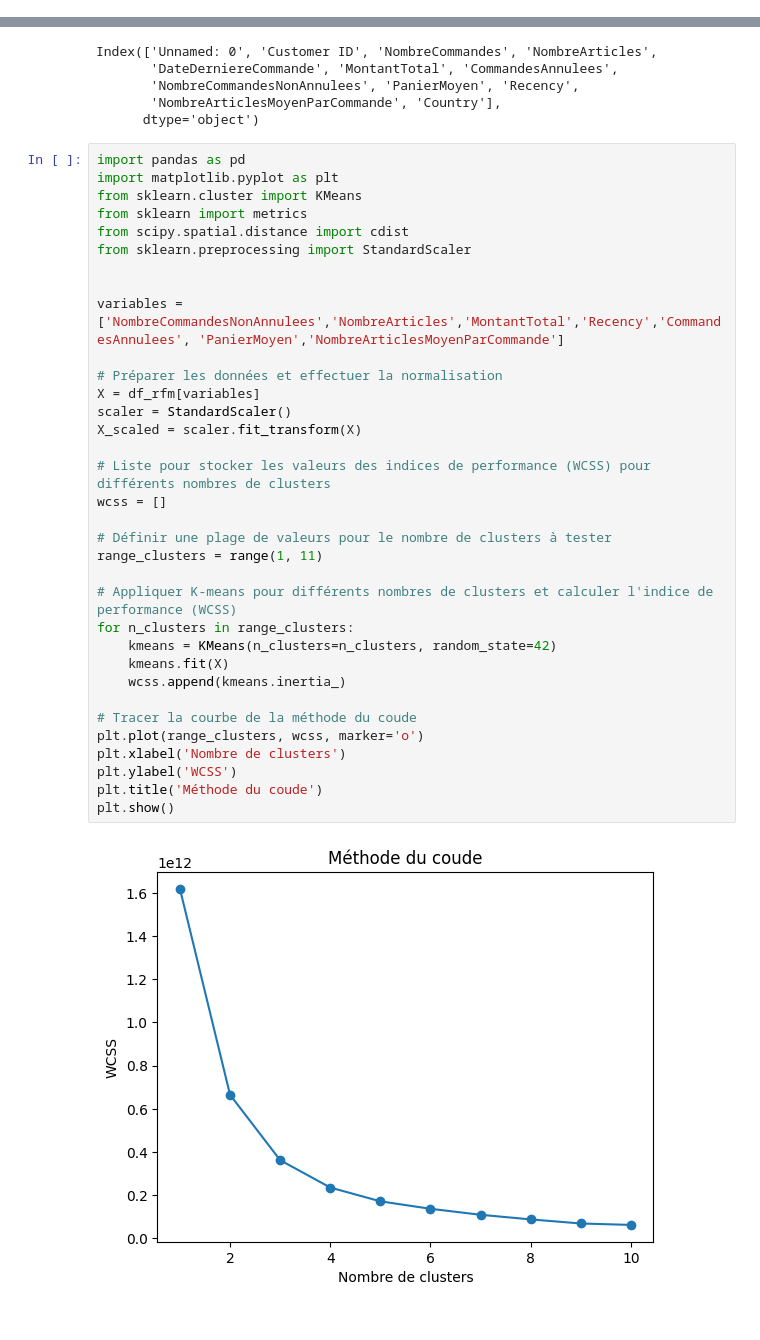
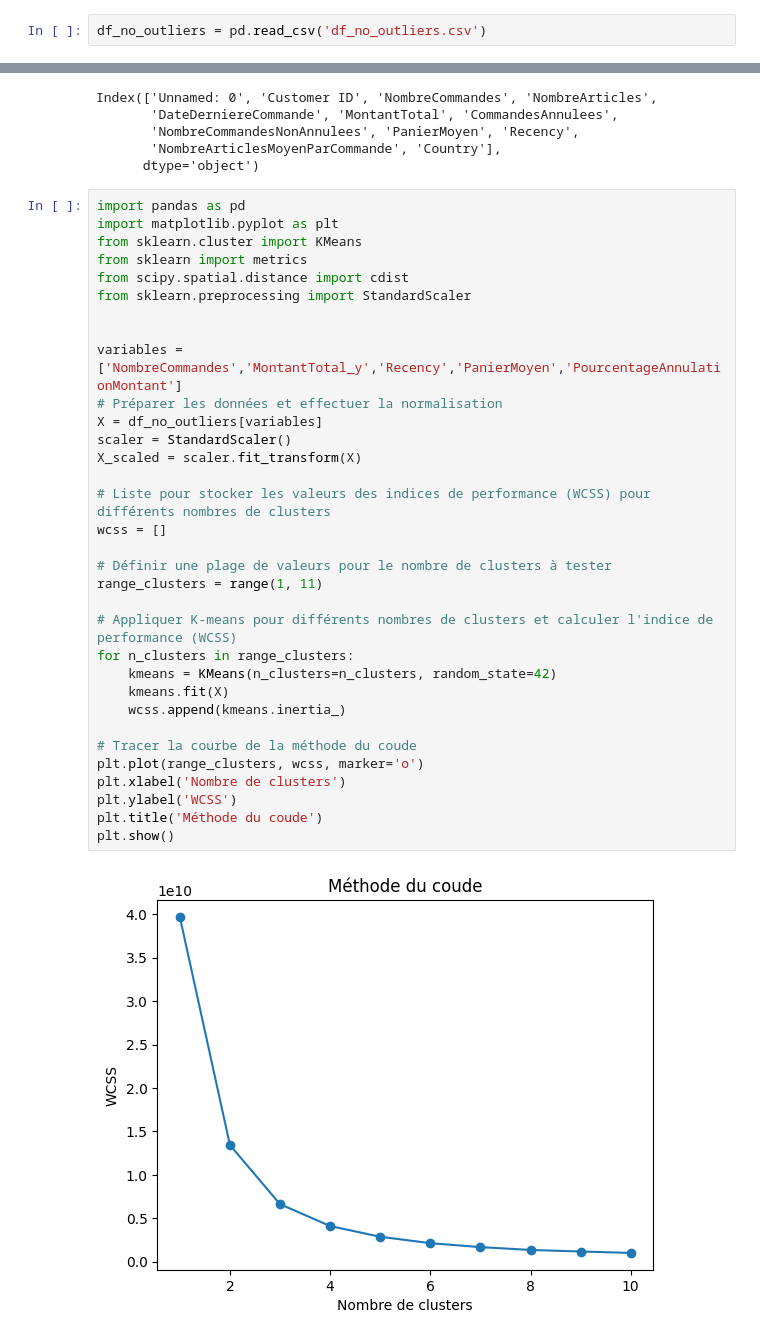
Before and after one commit to Manonp59/uk-retail, a Jupyter notebook: modelisation.ipynb, the cells around one changed output, grey strips where cells are left out. Cells and saved outputs as stored; diff of their text form.

Commit message:
remove outliers

```diff
--- a/modelisation.ipynb
+++ b/modelisation.ipynb
@@ -2,6 +2,8 @@
 import pandas as pd
 # %%
 df_rfm = pd.read_csv('df_rfm.csv')
+# %%
+df_no_outliers = pd.read_csv('df_no_outliers.csv')
 # %%
 df_filtered = pd.read_csv('df_filtered.csv')
 # %%
@@ -21,37 +23,36 @@ import pandas as pd
 import matplotlib.pyplot as plt
 from sklearn.cluster import KMeans
 from sklearn import metrics
 from scipy.spatial.distance import cdist
 from sklearn.preprocessing import StandardScaler
 
 
-variables = ['NombreCommandesNonAnnulees','NombreArticles','MontantTotal','Recency','CommandesAnnulees', 'PanierMoyen','NombreArticlesMoyenParCommande']
-
+variables = ['NombreCommandes','MontantTotal_y','Recency','PanierMoyen','PourcentageAnnulationMontant']
 # Préparer les données et effectuer la normalisation
-X = df_rfm[variables]
+X = df_no_outliers[variables]
 scaler = StandardScaler()
 X_scaled = scaler.fit_transform(X)
 
 # Liste pour stocker les valeurs des indices de performance (WCSS) pour différents nombres de clusters
 wcss = []
 
 # Définir une plage de valeurs pour le nombre de clusters à tester
 range_clusters = range(1, 11)
 
 # Appliquer K-means pour différents nombres de clusters et calculer l'indice de performance (WCSS)
 for n_clusters in range_clusters:
     kmeans = KMeans(n_clusters=n_clusters, random_state=42)
     kmeans.fit(X)
     wcss.append(kmeans.inertia_)
 
 # Tracer la courbe de la méthode du coude
 plt.plot(range_clusters, wcss, marker='o')
 plt.xlabel('Nombre de clusters')
 plt.ylabel('WCSS')
 plt.title('Méthode du coude')
 plt.show()
 # %% [output]
-[figure, old version]
+[figure, new version]
 # %%
 import pandas as pd
 from sklearn.cluster import KMeans
```
Also changed, not shown: parts of 3 cells of this notebook, 2 other files.
